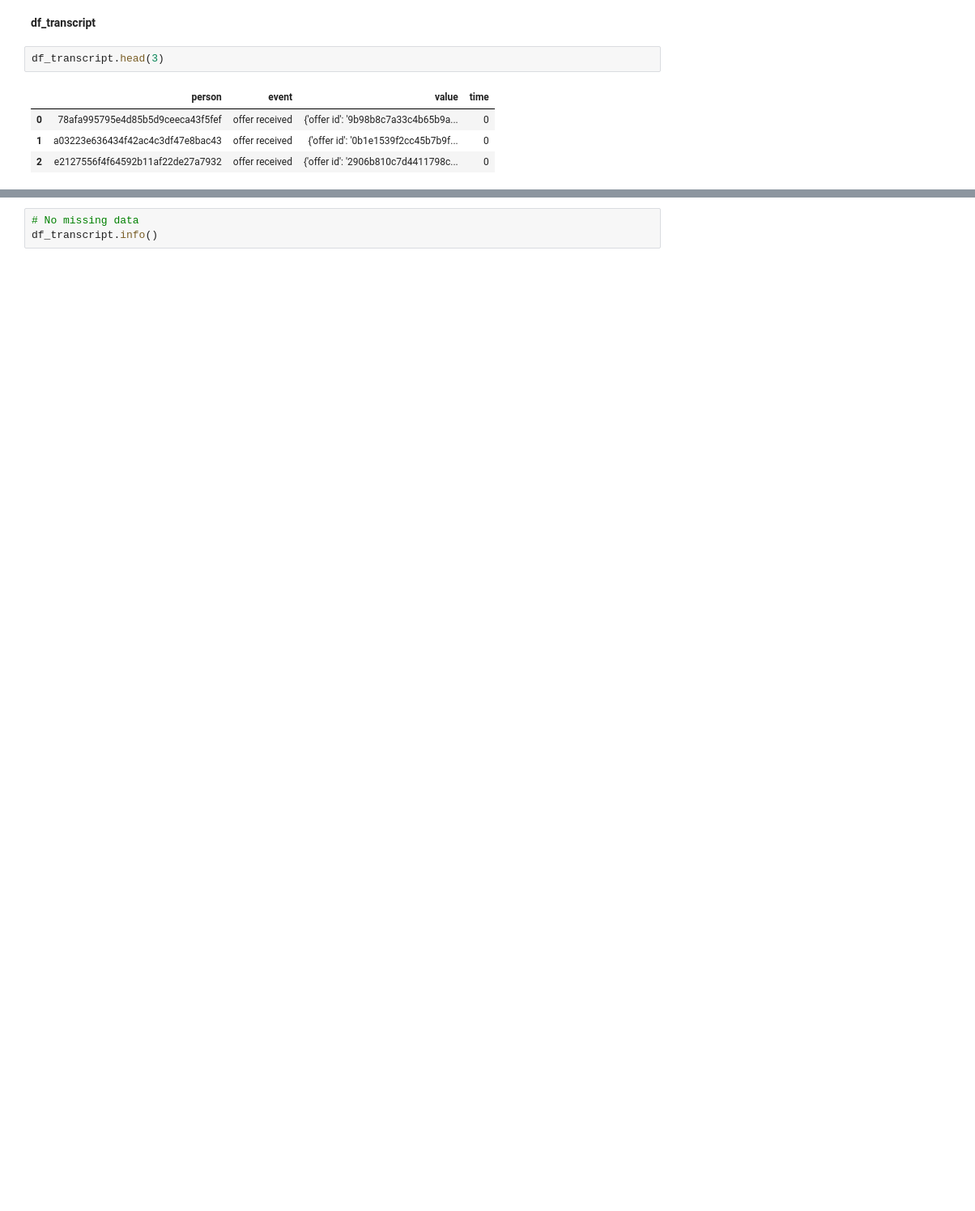
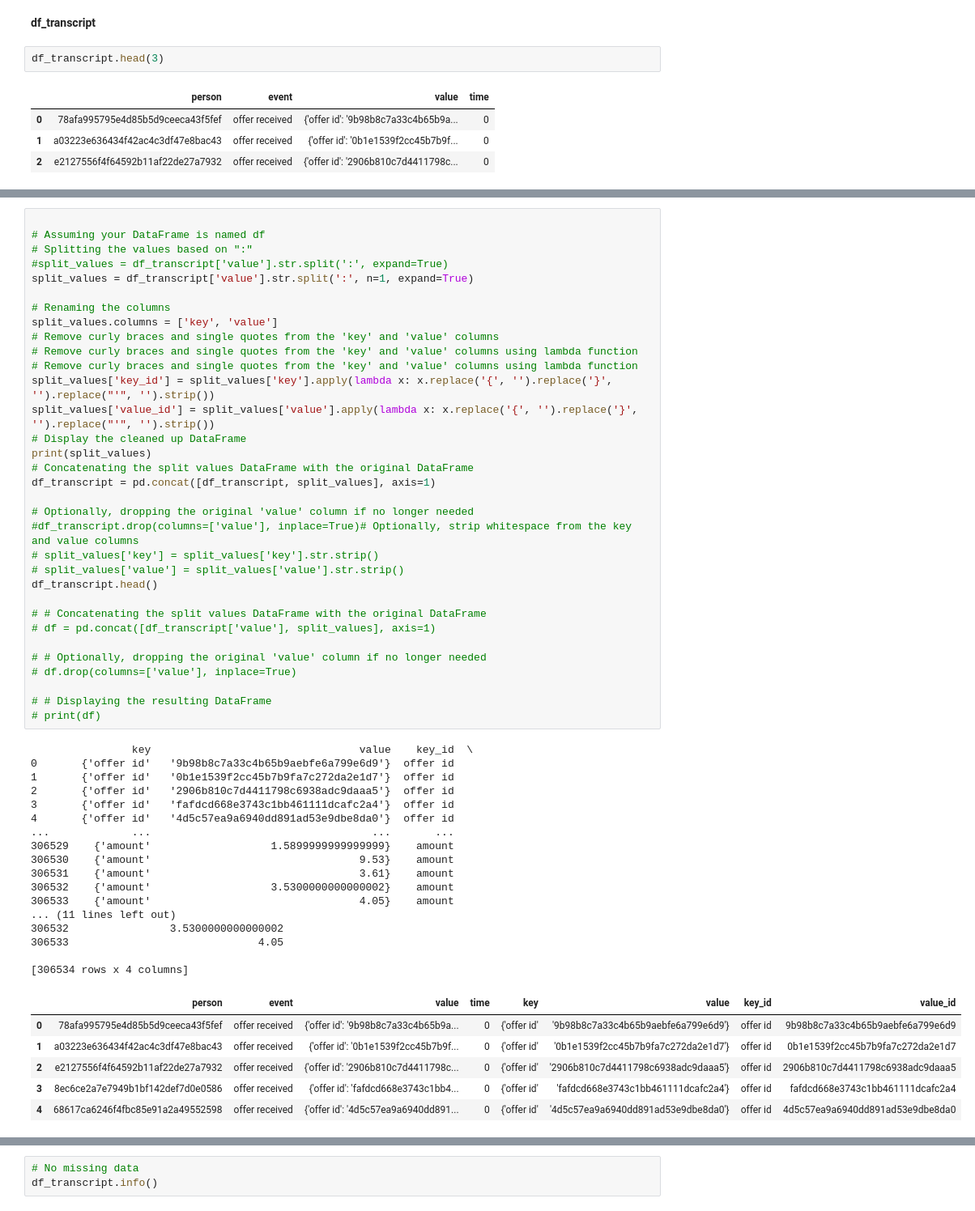
Before and after one commit to jennashinn/starbucks_analysis, a Jupyter notebook: cleaning.ipynb, the cells around one changed output, grey strips where cells are left out. Shown at 81% size. Saved outputs shown, nothing was run; the diff lists cells and outputs as text; blank space fills up the shorter version.

```diff
--- a/cleaning.ipynb
+++ b/cleaning.ipynb
@@ -182,0 +164,57 @@ df_transcript.head(3)
+# %%
+
+# Assuming your DataFrame is named df
+# Splitting the values based on ":"
+#split_values = df_transcript['value'].str.split(':', expand=True)
+split_values = df_transcript['value'].str.split(':', n=1, expand=True)
+
+# Renaming the columns
+split_values.columns = ['key', 'value']
+# Remove curly braces and single quotes from the 'key' and 'value' columns
+# Remove curly braces and single quotes from the 'key' and 'value' columns using lambda function
+# Remove curly braces and single quotes from the 'key' and 'value' columns using lambda function
+split_values['key_id'] = split_values['key'].apply(lambda x: x.replace('{', '').replace('}', '').replace("'", '').strip())
+split_values['value_id'] = split_values['value'].apply(lambda x: x.replace('{', '').replace('}', '').replace("'", '').strip())
+# Display the cleaned up DataFrame
+print(split_values)
+# Concatenating the split values DataFrame with the original DataFrame
+df_transcript = pd.concat([df_transcript, split_values], axis=1)
+
+# Optionally, dropping the original 'value' column if no longer needed
+#df_transcript.drop(columns=['value'], inplace=True)# Optionally, strip whitespace from the key and value columns
+# split_values['key'] = split_values['key'].str.strip()
+# split_values['value'] = split_values['value'].str.strip()
+df_transcript.head()
+
+# # Concatenating the split values DataFrame with the original DataFrame
+# df = pd.concat([df_transcript['value'], split_values], axis=1)
+
+# # Optionally, dropping the original 'value' column if no longer needed
+# df.drop(columns=['value'], inplace=True)
+
+# # Displaying the resulting DataFrame
+# print(df)
+# %% [output]
+                key                                 value    key_id  \
+0       {'offer id'   '9b98b8c7a33c4b65b9aebfe6a799e6d9'}  offer id
+1       {'offer id'   '0b1e1539f2cc45b7b9fa7c272da2e1d7'}  offer id
+2       {'offer id'   '2906b810c7d4411798c6938adc9daaa5'}  offer id
+3       {'offer id'   'fafdcd668e3743c1bb461111dcafc2a4'}  offer id
+4       {'offer id'   '4d5c57ea9a6940dd891ad53e9dbe8da0'}  offer id
+...             ...                                   ...       ...
+306529    {'amount'                   1.5899999999999999}    amount
+306530    {'amount'                                 9.53}    amount
+306531    {'amount'                                 3.61}    amount
+306532    {'amount'                   3.5300000000000002}    amount
+306533    {'amount'                                 4.05}    amount
+... (11 lines left out)
+306532                3.5300000000000002
+306533                              4.05
+
+[306534 rows x 4 columns]
+|  | person | event | value | time | key | value | key_id | value_id |
+| 0 | 78afa995795e4d85b5d9ceeca43f5fef | offer received | {'offer id': '9b98b8c7a33c4b65b9a... | 0 | {'offer id' | '9b98b8c7a33c4b65b9aebfe6a799e6d9'} | offer id | 9b98b8c7a33c4b65b9aebfe6a799e6d9 |
+| 1 | a03223e636434f42ac4c3df47e8bac43 | offer received | {'offer id': '0b1e1539f2cc45b7b9f... | 0 | {'offer id' | '0b1e1539f2cc45b7b9fa7c272da2e1d7'} | offer id | 0b1e1539f2cc45b7b9fa7c272da2e1d7 |
+| 2 | e2127556f4f64592b11af22de27a7932 | offer received | {'offer id': '2906b810c7d4411798c... | 0 | {'offer id' | '2906b810c7d4411798c6938adc9daaa5'} | offer id | 2906b810c7d4411798c6938adc9daaa5 |
+| 3 | 8ec6ce2a7e7949b1bf142def7d0e0586 | offer received | {'offer id': 'fafdcd668e3743c1bb4... | 0 | {'offer id' | 'fafdcd668e3743c1bb461111dcafc2a4'} | offer id | fafdcd668e3743c1bb461111dcafc2a4 |
+| 4 | 68617ca6246f4fbc85e91a2a49552598 | offer received | {'offer id': '4d5c57ea9a6940dd891... | 0 | {'offer id' | '4d5c57ea9a6940dd891ad53e9dbe8da0'} | offer id | 4d5c57ea9a6940dd891ad53e9dbe8da0 |
```
Also changed, not shown: parts of 14 cells of this notebook, 10 other files.
